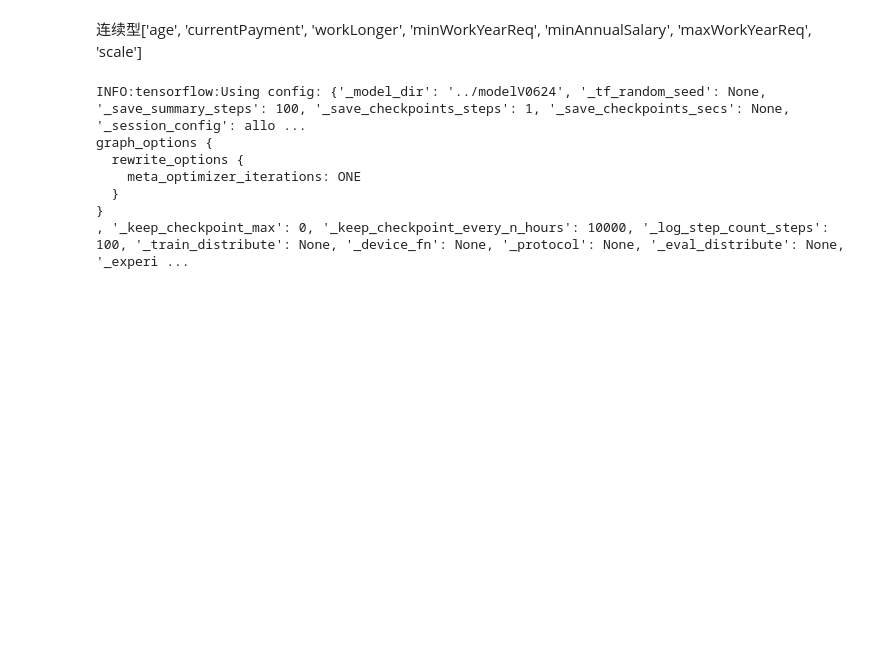
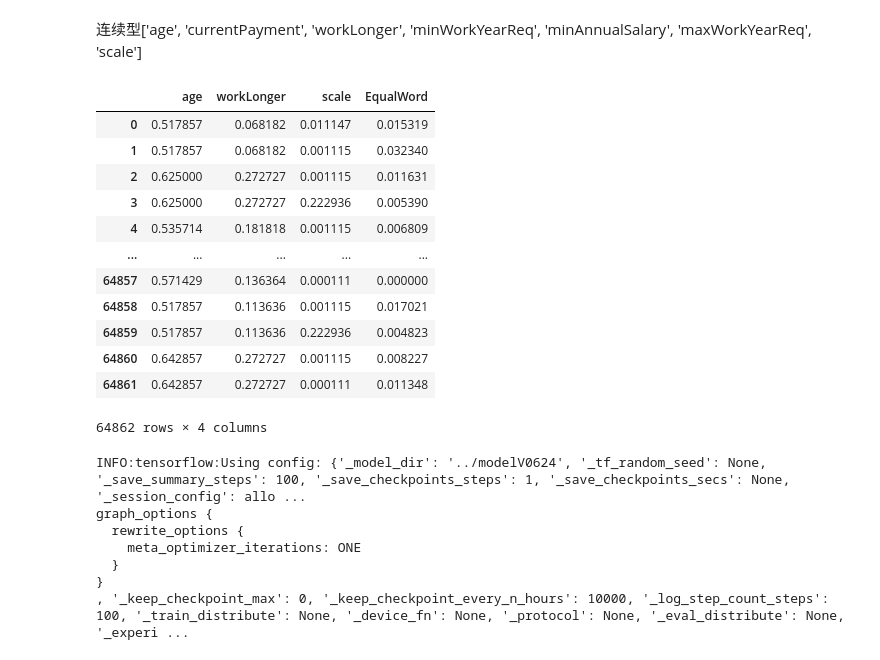
Before and after one commit to slowisfast2030/Tsinghua_model_recur, a Jupyter notebook: modelV0623.ipynb, the cells around one changed output. Saved outputs shown, nothing was run; the diff lists cells and outputs as text; code cells hidden in the pictures; blank space fills up the shorter version.

```diff
--- a/modelV0623.ipynb
+++ b/modelV0623.ipynb
@@ -406,5 +406,21 @@ EqualWord = tf.feature_column.numeric_column("EqualWord", default_value=0.0)
 # %% [markdown]
 连续型['age', 'currentPayment', 'workLonger', 'minWorkYearReq', 'minAnnualSalary',
            'maxWorkYearReq', 'scale']
+# %%
+data1[['age', 'workLonger', 'scale', 'EqualWord']]
+# %% [output]
+|  | age | workLonger | scale | EqualWord |
+| 0 | 0.517857 | 0.068182 | 0.011147 | 0.015319 |
+| 1 | 0.517857 | 0.068182 | 0.001115 | 0.032340 |
+| 2 | 0.625000 | 0.272727 | 0.001115 | 0.011631 |
+| 3 | 0.625000 | 0.272727 | 0.222936 | 0.005390 |
+| 4 | 0.535714 | 0.181818 | 0.001115 | 0.006809 |
+| ... | ... | ... | ... | ... |
+| 64857 | 0.571429 | 0.136364 | 0.000111 | 0.000000 |
+| 64858 | 0.517857 | 0.113636 | 0.001115 | 0.017021 |
+| 64859 | 0.517857 | 0.113636 | 0.222936 | 0.004823 |
+| 64860 | 0.642857 | 0.272727 | 0.001115 | 0.008227 |
+| 64861 | 0.642857 | 0.272727 | 0.000111 | 0.011348 |
+64862 rows × 4 columns
 # %%
 # 连续特征分桶onehot
```
Also changed, not shown: parts of 1 cell of this notebook.
